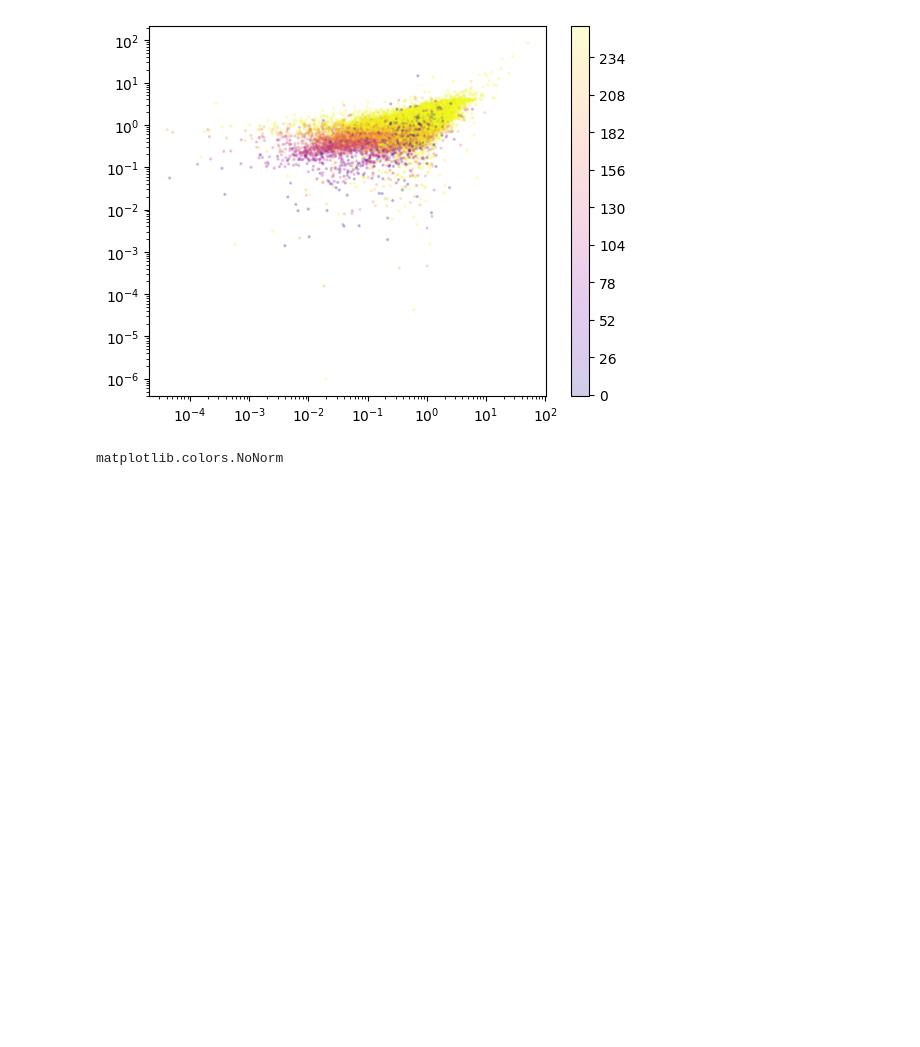
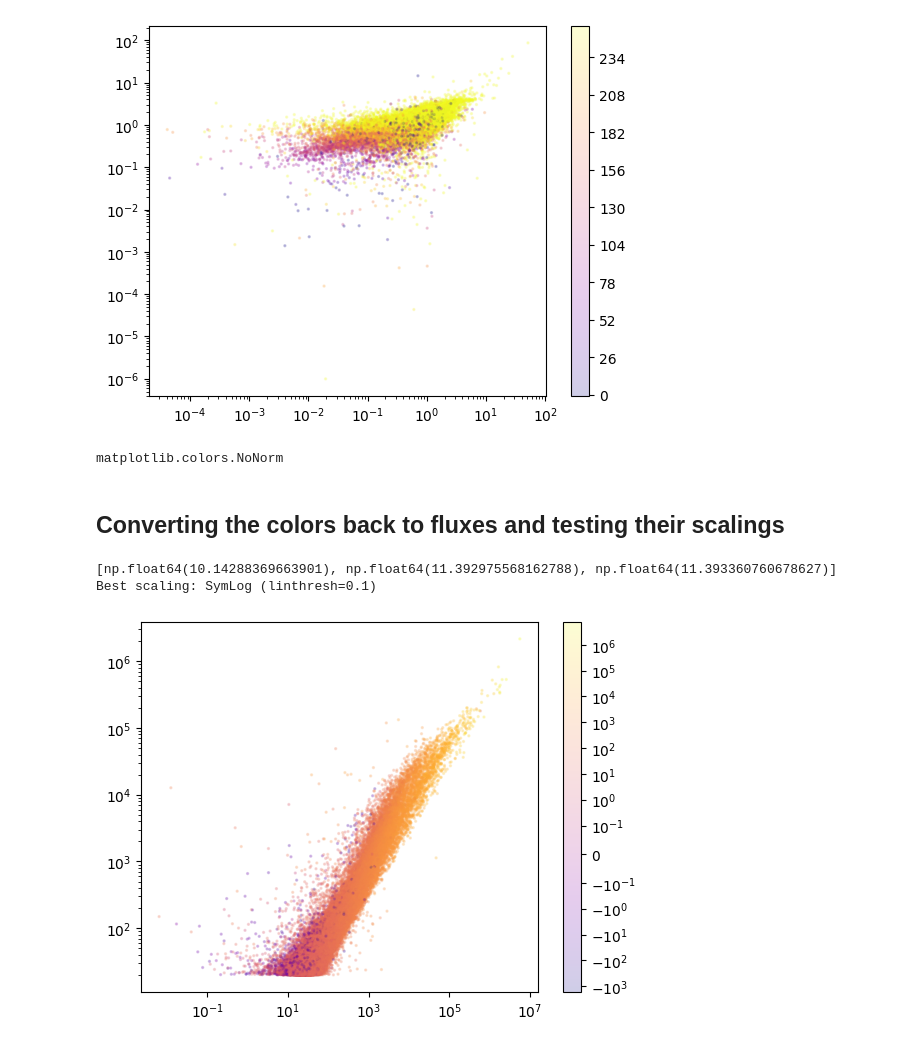
Before and after one commit to juliana-karp/scatterscale, a Jupyter notebook: sandbox.ipynb, the cells around one changed output. Saved outputs shown, nothing was run; the diff lists cells and outputs as text; code cells hidden in the pictures; blank space fills up the shorter version.

```diff
--- a/sandbox.ipynb
+++ b/sandbox.ipynb
@@ -267,3 +291,21 @@ Best scaling: No normalization
 type(F277W_KRON_norm)
 # %% [output]
 matplotlib.colors.NoNorm
+# %% [markdown]
+## Converting the colors back to fluxes and testing their scalings
+# %%
+example_jades_data = pd.DataFrame()
+example_jades_data["F090W_KRON"] = jades_data["F090W_KRON"] * F444W_KRON
+example_jades_data["F200W_KRON"] = jades_data["F200W_KRON"] * F444W_KRON
+example_jades_data["F444W_KRON"] = F444W_KRON
+# %%
+F090W_KRON_norm = scatterscale_test(example_jades_data["F090W_KRON"].values)
+plt.scatter(example_jades_data["F200W_KRON"], example_jades_data["F444W_KRON"], c=example_jades_data["F090W_KRON"].values, norm=F090W_KRON_norm, cmap="plasma", alpha=0.2, s=2)
+plt.xscale("log")
+plt.yscale("log")
+plt.colorbar()
+plt.show()
+# %% [output]
+[np.float64(10.14288369663901), np.float64(11.392975568162788), np.float64(11.393360760678627)]
+Best scaling: SymLog (linthresh=0.1)
+[figure, added]
```
Also changed, not shown: parts of 9 cells of this notebook, 2 other files.
